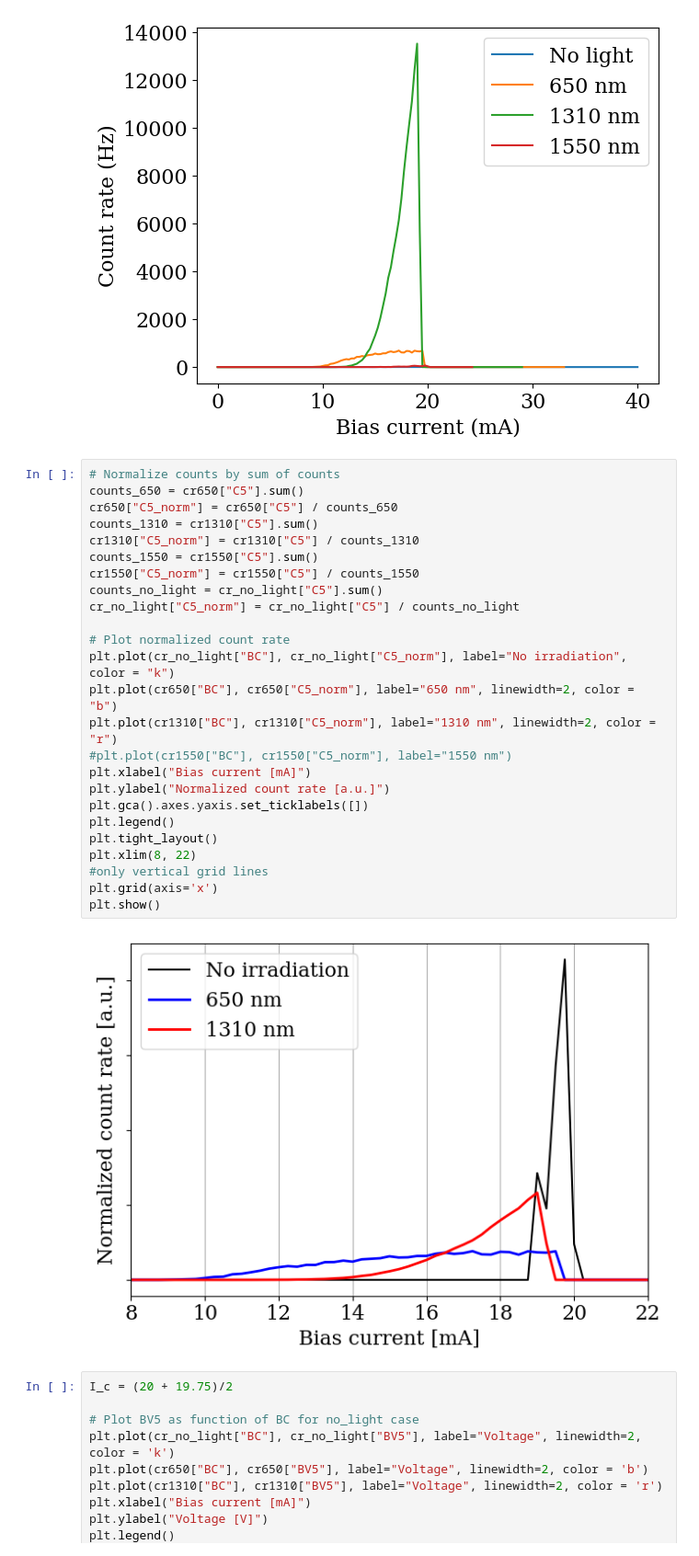
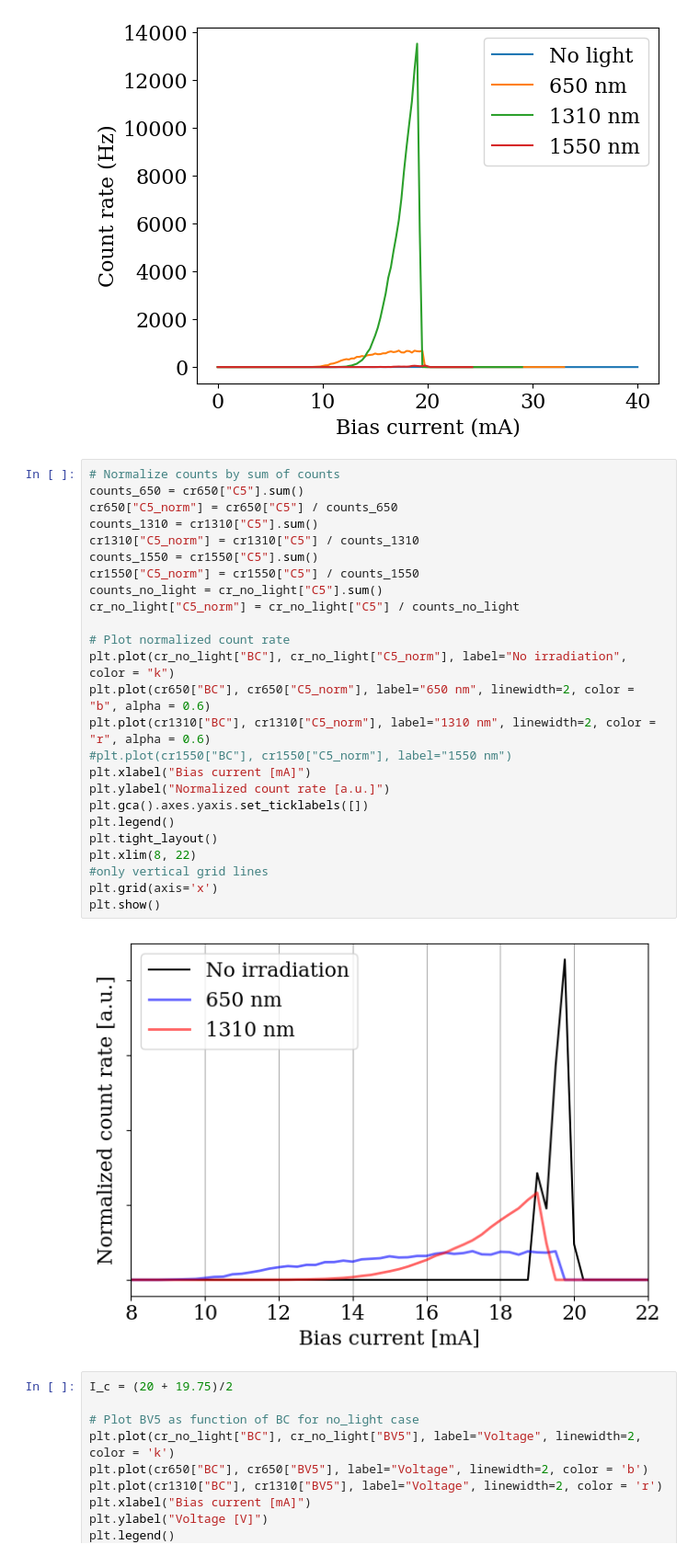
Before and after one commit to ermas3/SNSPD, a Jupyter notebook: data_analysis.ipynb, the cells around one changed output. Shown at 92% size. Drawn from its saved outputs; the diff is of its cells as text.

```diff
--- a/data_analysis.ipynb
+++ b/data_analysis.ipynb
@@ -45,30 +45,30 @@ plt.show()
 # %%
 # Normalize counts by sum of counts
 counts_650 = cr650["C5"].sum()
 cr650["C5_norm"] = cr650["C5"] / counts_650
 counts_1310 = cr1310["C5"].sum()
 cr1310["C5_norm"] = cr1310["C5"] / counts_1310
 counts_1550 = cr1550["C5"].sum()
 cr1550["C5_norm"] = cr1550["C5"] / counts_1550
 counts_no_light = cr_no_light["C5"].sum()
 cr_no_light["C5_norm"] = cr_no_light["C5"] / counts_no_light
 
 # Plot normalized count rate
 plt.plot(cr_no_light["BC"], cr_no_light["C5_norm"], label="No irradiation", color = "k")
-plt.plot(cr650["BC"], cr650["C5_norm"], label="650 nm", linewidth=2, color = "b")
-plt.plot(cr1310["BC"], cr1310["C5_norm"], label="1310 nm", linewidth=2, color = "r")
+plt.plot(cr650["BC"], cr650["C5_norm"], label="650 nm", linewidth=2, color = "b", alpha = 0.6)
+plt.plot(cr1310["BC"], cr1310["C5_norm"], label="1310 nm", linewidth=2, color = "r", alpha = 0.6)
 #plt.plot(cr1550["BC"], cr1550["C5_norm"], label="1550 nm")
 plt.xlabel("Bias current [mA]")
 plt.ylabel("Normalized count rate [a.u.]")
 plt.gca().axes.yaxis.set_ticklabels([])
 plt.legend()
 plt.tight_layout()
 plt.xlim(8, 22)
 #only vertical grid lines
 plt.grid(axis='x')
 plt.show()
 # %% [output]
-[figure, old version]
+[figure, new version]
 # %%
 I_c = (20 + 19.75)/2
 
```
Also changed, not shown: parts of 4 cells of this notebook, 3 other files.
